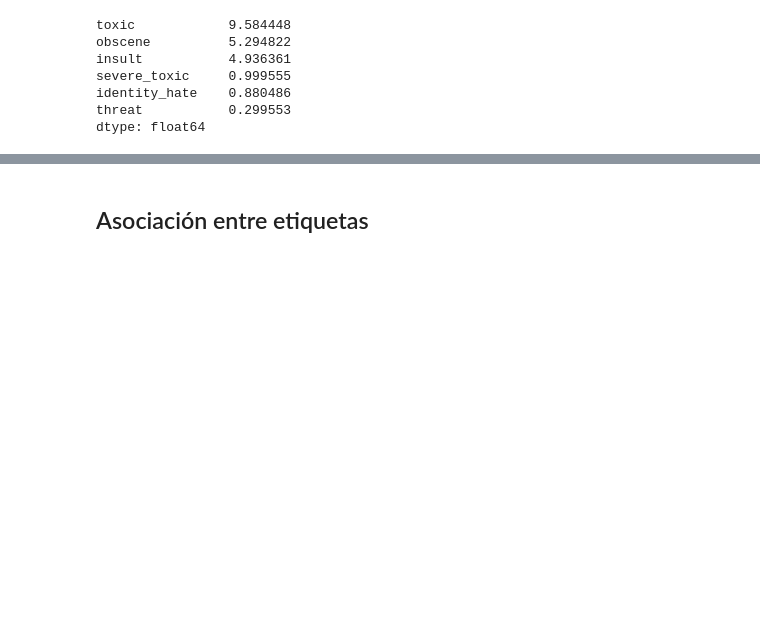
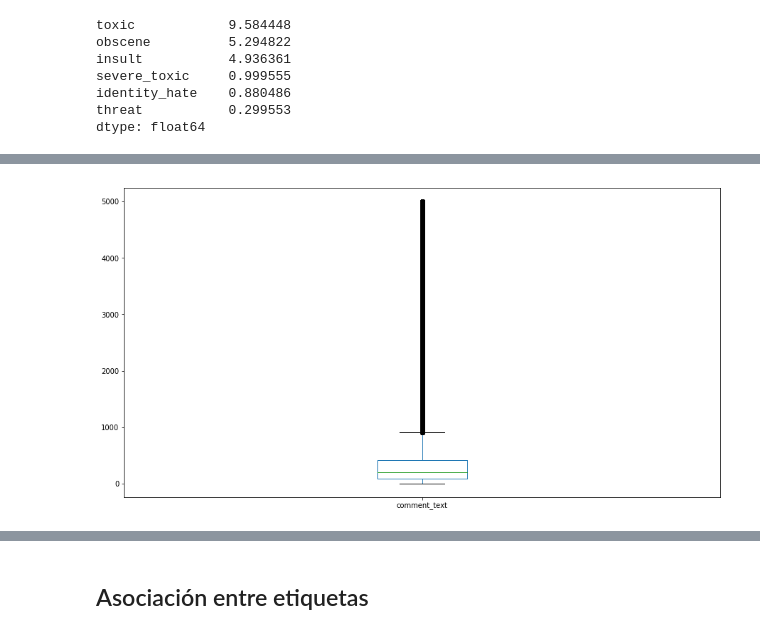
Before and after one commit to Guillermogsjc/kaggle-toxicity, a Jupyter notebook: 02W_EDA.ipynb, the cells around one changed output, grey strips where cells are left out. Drawn from its saved outputs; the diff is of its cells as text; code cells hidden in the pictures; blank space fills up the shorter version.

```diff
--- a/02W_EDA.ipynb
+++ b/02W_EDA.ipynb
@@ -34,0 +58,4 @@ dtype: float64
+# %%
+len_comments.plot(kind="box", figsize=(15, 8));
+# %% [output]
+[figure, added]
```
Also changed, not shown: parts of 12 cells of this notebook, 4 other files.
